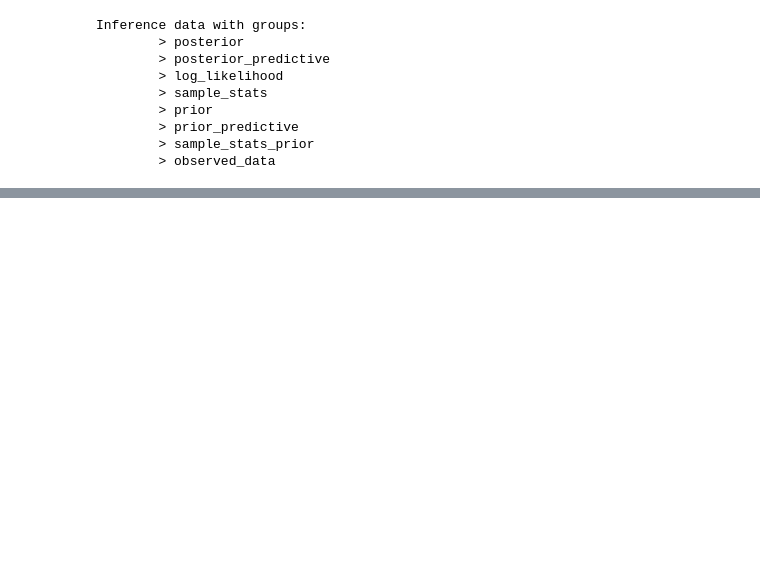
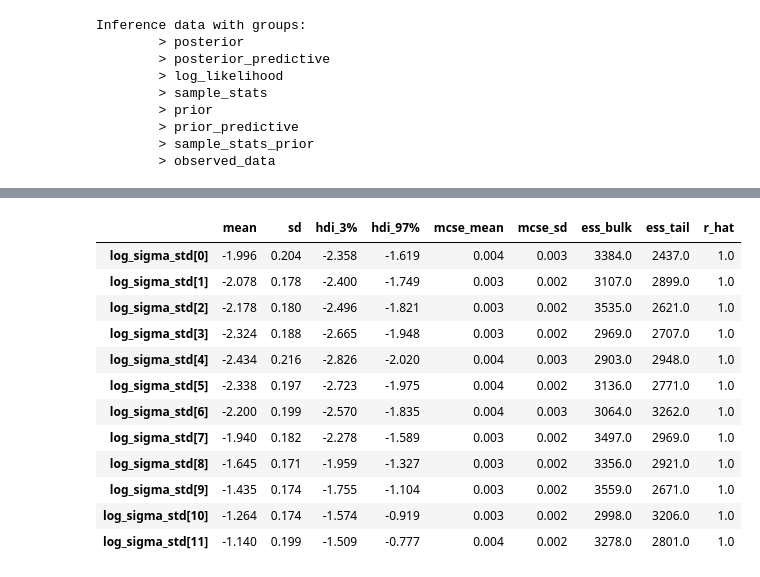
Before and after one commit to teddygroves/sphincter, a Jupyter notebook: sphincter/density.ipynb, the cells around one changed output, grey strips where cells are left out. Cells and saved outputs as stored; diff of their text form; code cells hidden in the pictures; blank space fills up the shorter version.

```diff
--- a/sphincter/density.ipynb
+++ b/sphincter/density.ipynb
@@ -246,0 +253,16 @@ az.summary(idata, var_names=["mu"])
+# %%
+az.summary(idata,var_names=["log_sigma_std"])
+# %% [output]
+|  | mean | sd | hdi_3% | hdi_97% | mcse_mean | mcse_sd | ess_bulk | ess_tail | r_hat |
+| log_sigma_std[0] | -1.996 | 0.204 | -2.358 | -1.619 | 0.004 | 0.003 | 3384.0 | 2437.0 | 1.0 |
+| log_sigma_std[1] | -2.078 | 0.178 | -2.400 | -1.749 | 0.003 | 0.002 | 3107.0 | 2899.0 | 1.0 |
+| log_sigma_std[2] | -2.178 | 0.180 | -2.496 | -1.821 | 0.003 | 0.002 | 3535.0 | 2621.0 | 1.0 |
+| log_sigma_std[3] | -2.324 | 0.188 | -2.665 | -1.948 | 0.003 | 0.002 | 2969.0 | 2707.0 | 1.0 |
+| log_sigma_std[4] | -2.434 | 0.216 | -2.826 | -2.020 | 0.004 | 0.003 | 2903.0 | 2948.0 | 1.0 |
+| log_sigma_std[5] | -2.338 | 0.197 | -2.723 | -1.975 | 0.004 | 0.002 | 3136.0 | 2771.0 | 1.0 |
+| log_sigma_std[6] | -2.200 | 0.199 | -2.570 | -1.835 | 0.004 | 0.003 | 3064.0 | 3262.0 | 1.0 |
+| log_sigma_std[7] | -1.940 | 0.182 | -2.278 | -1.589 | 0.003 | 0.002 | 3497.0 | 2969.0 | 1.0 |
+| log_sigma_std[8] | -1.645 | 0.171 | -1.959 | -1.327 | 0.003 | 0.002 | 3356.0 | 2921.0 | 1.0 |
+| log_sigma_std[9] | -1.435 | 0.174 | -1.755 | -1.104 | 0.003 | 0.002 | 3559.0 | 2671.0 | 1.0 |
+| log_sigma_std[10] | -1.264 | 0.174 | -1.574 | -0.919 | 0.003 | 0.002 | 2998.0 | 3206.0 | 1.0 |
+| log_sigma_std[11] | -1.140 | 0.199 | -1.509 | -0.777 | 0.004 | 0.002 | 3278.0 | 2801.0 | 1.0 |
```
Also changed, not shown: parts of 11 cells of this notebook, 12 other files.
